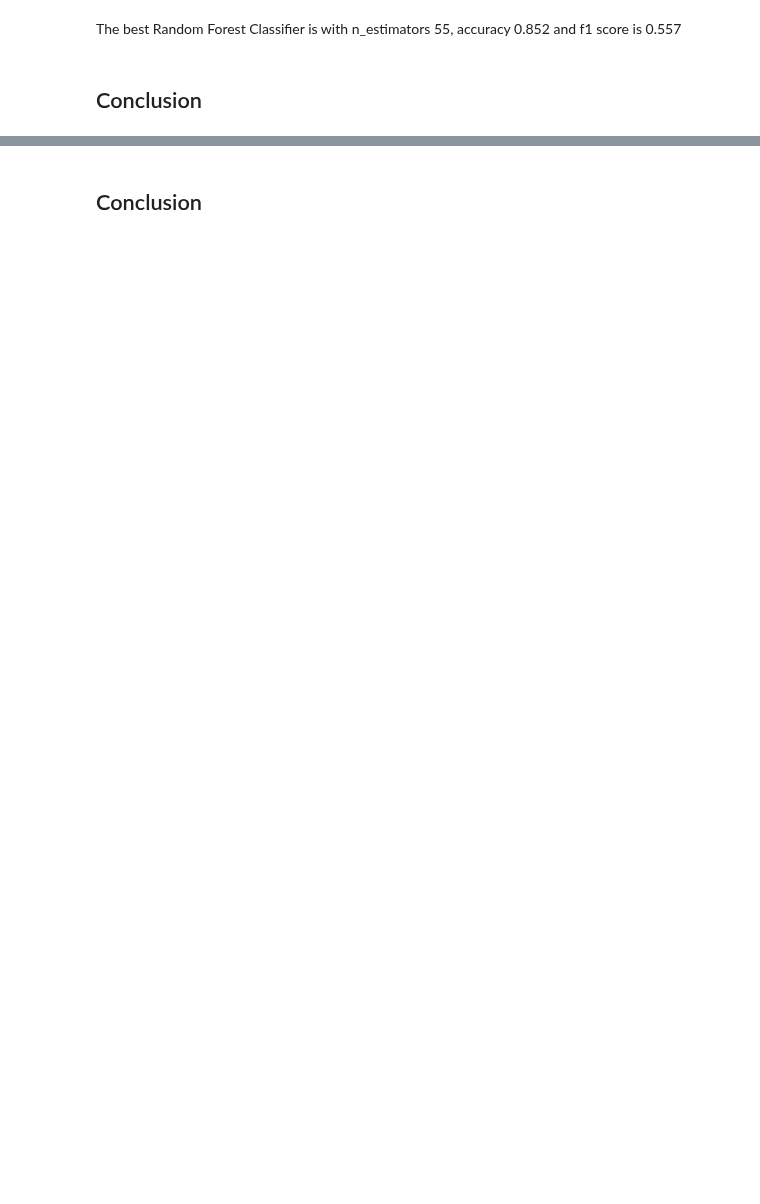
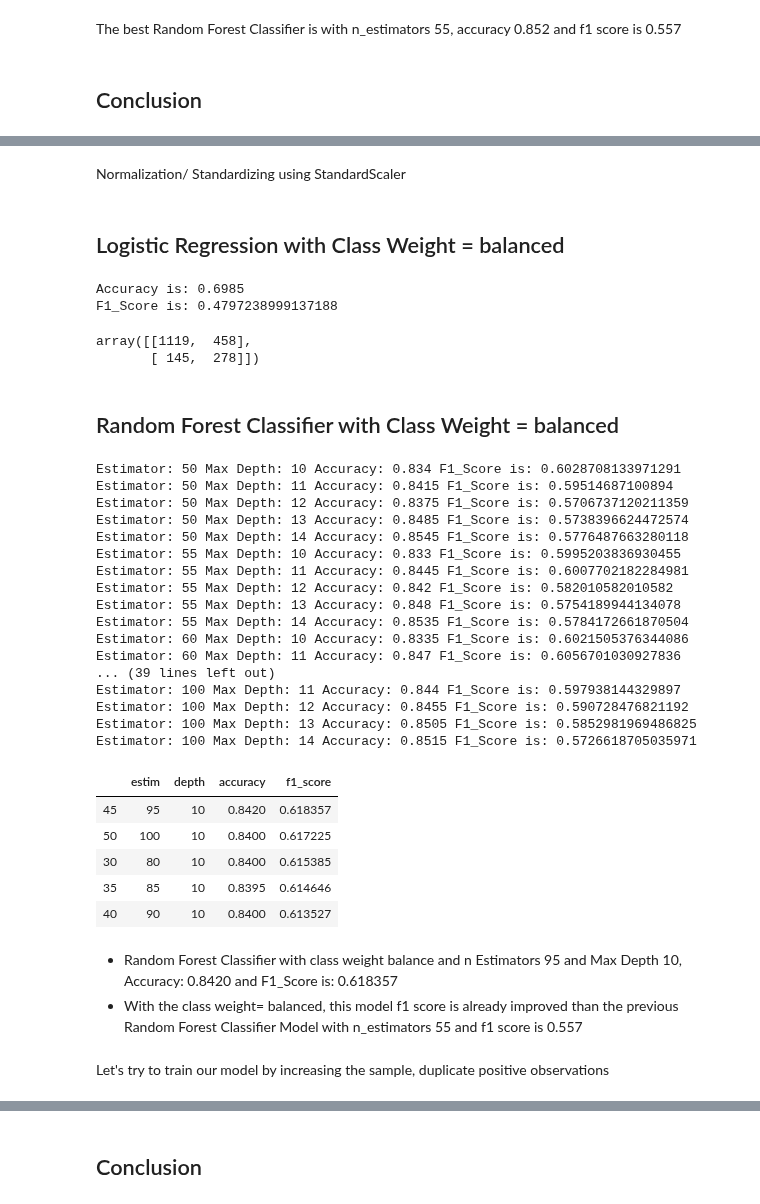
Before and after one commit to rainbowmoonlight/Yandex_Practicum_Projects, a Jupyter notebook: 07 Bank Churns ML Prediction - In Progress/Bank Churns Prediction Machine Learning.ipynb, the cells around one changed output, grey strips where cells are left out. Drawn from its saved outputs; the diff is of its cells as text; code cells hidden in the pictures; blank space fills up the shorter version.

```diff
--- a/07 Bank Churns ML Prediction - In Progress/Bank Churns Prediction Machine Learning.ipynb
+++ b/07 Bank Churns ML Prediction - In Progress/Bank Churns Prediction Machine Learning.ipynb
@@ -357,0 +387,74 @@ The best Random Forest Classifier is with n_estimators 55, accuracy 0.852 and f1
+# %% [markdown]
+Normalization/ Standardizing using StandardScaler
+# %%
+scaler = StandardScaler()
+scaler.fit(X_train)
+scaled_X_train = scaler.transform(X_train)
+scaled_X_valid = scaler.transform(X_valid)
+scaled_X_test = scaler.transform(X_test)
+df_scaled_X_train = pd.DataFrame(scaler.transform(X_train), columns = X_train.columns, index=X_train.index)
+# %% [markdown]
+## Logistic Regression with Class Weight = balanced
+# %%
+LR_model = LogisticRegression(random_state=12345, solver='liblinear', class_weight='balanced')
+LR_model.fit(scaled_X_train, y_train)
+predicted_valid = LR_model.predict(scaled_X_valid)
+accuracy_valid = accuracy_score(y_valid, predicted_valid)
+print('Accuracy is:', accuracy_valid)
+print('F1_Score is:', f1_score(y_valid, predicted_valid))
+
+confusion_matrix(y_valid, predicted_valid)
+# %% [output]
+Accuracy is: 0.6985
+F1_Score is: 0.4797238999137188
+array([[1119,  458],
+       [ 145,  278]])
+# %% [markdown]
+## Random Forest Classifier with Class Weight = balanced
+# %%
+d = defaultdict(list)
+for estim in range(50,101,5):
+    for depth in range(10,15):
+        model = RandomForestClassifier(random_state=12345, n_estimators=estim, max_depth=depth, class_weight='balanced')
+        model.fit(scaled_X_train, y_train)
+        y_pred = model.predict(scaled_X_valid)
+        score = accuracy_score(y_valid, y_pred)
+        f1score = f1_score(y_valid, y_pred)
+        d['estim'].append(estim)
+        d['depth'].append(depth)
+        d['accuracy'].append(score)
+        d['f1_score'].append(f1score)
+        print('Estimator:', estim, end='')
+        print(' Max Depth:', depth, end='')
+        print(' Accuracy:', score, end='')
+        print(' F1_Score is:', f1score)
+pd.DataFrame(d).sort_values(by='f1_score',ascending=False).head()
+# %% [output]
+Estimator: 50 Max Depth: 10 Accuracy: 0.834 F1_Score is: 0.6028708133971291
+Estimator: 50 Max Depth: 11 Accuracy: 0.8415 F1_Score is: 0.59514687100894
+Estimator: 50 Max Depth: 12 Accuracy: 0.8375 F1_Score is: 0.5706737120211359
+Estimator: 50 Max Depth: 13 Accuracy: 0.8485 F1_Score is: 0.5738396624472574
+Estimator: 50 Max Depth: 14 Accuracy: 0.8545 F1_Score is: 0.5776487663280118
+Estimator: 55 Max Depth: 10 Accuracy: 0.833 F1_Score is: 0.5995203836930455
+Estimator: 55 Max Depth: 11 Accuracy: 0.8445 F1_Score is: 0.6007702182284981
+Estimator: 55 Max Depth: 12 Accuracy: 0.842 F1_Score is: 0.582010582010582
+Estimator: 55 Max Depth: 13 Accuracy: 0.848 F1_Score is: 0.5754189944134078
+Estimator: 55 Max Depth: 14 Accuracy: 0.8535 F1_Score is: 0.5784172661870504
+Estimator: 60 Max Depth: 10 Accuracy: 0.8335 F1_Score is: 0.6021505376344086
+Estimator: 60 Max Depth: 11 Accuracy: 0.847 F1_Score is: 0.6056701030927836
+... (39 lines left out)
+Estimator: 100 Max Depth: 11 Accuracy: 0.844 F1_Score is: 0.597938144329897
+Estimator: 100 Max Depth: 12 Accuracy: 0.8455 F1_Score is: 0.590728476821192
+Estimator: 100 Max Depth: 13 Accuracy: 0.8505 F1_Score is: 0.5852981969486825
+Estimator: 100 Max Depth: 14 Accuracy: 0.8515 F1_Score is: 0.5726618705035971
+|  | estim | depth | accuracy | f1_score |
+| 45 | 95 | 10 | 0.8420 | 0.618357 |
+| 50 | 100 | 10 | 0.8400 | 0.617225 |
+| 30 | 80 | 10 | 0.8400 | 0.615385 |
+| 35 | 85 | 10 | 0.8395 | 0.614646 |
+| 40 | 90 | 10 | 0.8400 | 0.613527 |
+# %% [markdown]
+- Random Forest Classifier with class weight balance and n Estimators 95 and Max Depth 10, Accuracy: 0.8420 and F1_Score is: 0.618357
+- With the class weight= balanced, this model f1 score is already improved than the previous Random Forest Classifier Model with n_estimators 55 and f1 score is 0.557
+# %% [markdown]
+Let's try to train our model by increasing the sample, duplicate positive observations
```
Also changed, not shown: parts of 18 cells of this notebook.
